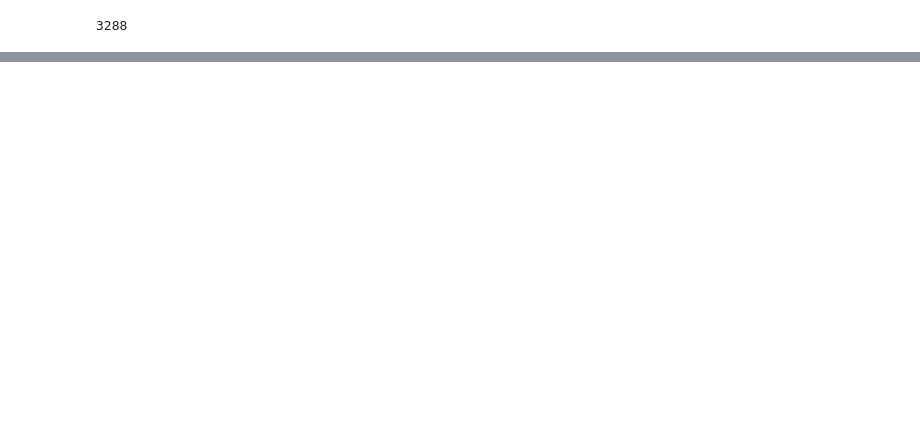
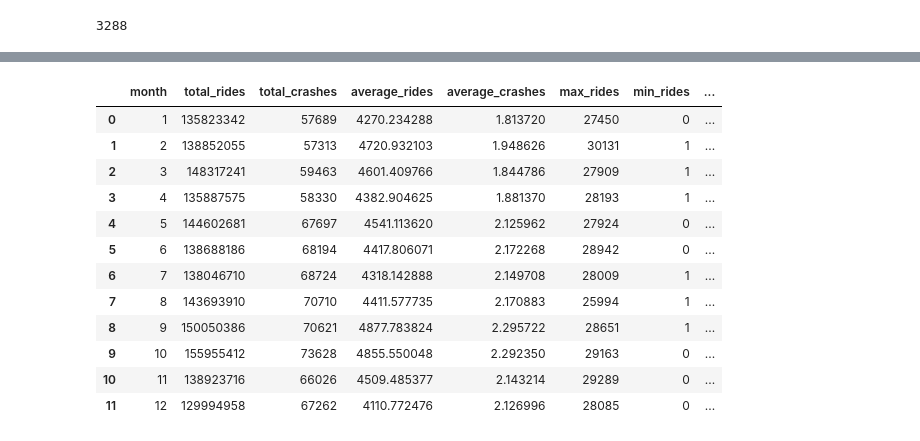
Before and after one commit to chance-roberts/DATA6330_RobertsC, a Jupyter notebook: RobertsC_DATA6330.ipynb, the cells around one changed output, grey strips where cells are left out. Cells and saved outputs as stored; diff of their text form; code cells hidden in the pictures; blank space fills up the shorter version.

```diff
--- a/RobertsC_DATA6330.ipynb
+++ b/RobertsC_DATA6330.ipynb
@@ -206,0 +323,17 @@ unique_dates
+# %%
+#Aggregate crash counts per route-date
+crash_counts = crashes.groupby(['date', 'nearest_route']).size().reset_index(name='crash_count')
+crash_counts.rename(columns={'nearest_route': 'route'}, inplace=True)
+# %%
+#Prepare bus ridership data
+bus_ridership_df['date'] = pd.to_datetime(bus_ridership_df['date']).dt.date
+bus_ridership_df['rides'] = pd.to_numeric(bus_ridership_df['rides'], errors='coerce')
+bus_ridership_df.dropna(subset=['rides'], inplace=True)
+bus_ridership_df['route'] = bus_ridership_df['route'].astype(str)
+# %%
+#Merge bus ridership with crash counts
+bus_crash_merged = pd.merge(bus_ridership_df, crash_counts, how='left', on=['date', 'route'])
+bus_crash_merged['crash_count'] = bus_crash_merged['crash_count'].fillna(0).astype(int)
+
+# Preview result
+bus_crash_merged.head()
@@ -206,0 +356,7 @@ unique_dates
+# %%
+#Add columns for day, month, and year
+#Convert date back to pandas datetime type first
+bus_crash_merged['date'] = pd.to_datetime(bus_crash_merged['date'])
+bus_crash_merged['day'] = bus_crash_merged['date'].dt.day
+bus_crash_merged['month'] = bus_crash_merged['date'].dt.month
+bus_crash_merged['year'] = bus_crash_merged['date'].dt.year
@@ -206,0 +473,27 @@ unique_dates
+# %%
+#Display summary statistics for each month in the merged data
+month_summary_stats = bus_crash_merged.groupby('month').agg(
+    total_rides=('rides', 'sum'),
+    total_crashes=('crash_count', 'sum'),
+    average_rides=('rides', 'mean'),
+    average_crashes=('crash_count', 'mean'),
+    max_rides=('rides', 'max'),
+    min_rides=('rides', 'min'),
+    max_crashes=('crash_count', 'max'),
+    min_crashes=('crash_count', 'min'),
+).reset_index()
+month_summary_stats
+# %% [output]
+|  | month | total_rides | total_crashes | average_rides | average_crashes | max_rides | min_rides | ... |
+| 0 | 1 | 135823342 | 57689 | 4270.234288 | 1.813720 | 27450 | 0 | ... |
+| 1 | 2 | 138852055 | 57313 | 4720.932103 | 1.948626 | 30131 | 1 | ... |
+| 2 | 3 | 148317241 | 59463 | 4601.409766 | 1.844786 | 27909 | 1 | ... |
+| 3 | 4 | 135887575 | 58330 | 4382.904625 | 1.881370 | 28193 | 1 | ... |
+| 4 | 5 | 144602681 | 67697 | 4541.113620 | 2.125962 | 27924 | 0 | ... |
+| 5 | 6 | 138688186 | 68194 | 4417.806071 | 2.172268 | 28942 | 0 | ... |
+| 6 | 7 | 138046710 | 68724 | 4318.142888 | 2.149708 | 28009 | 1 | ... |
+| 7 | 8 | 143693910 | 70710 | 4411.577735 | 2.170883 | 25994 | 1 | ... |
+| 8 | 9 | 150050386 | 70621 | 4877.783824 | 2.295722 | 28651 | 1 | ... |
+| 9 | 10 | 155955412 | 73628 | 4855.550048 | 2.292350 | 29163 | 0 | ... |
+| 10 | 11 | 138923716 | 66026 | 4509.485377 | 2.143214 | 29289 | 0 | ... |
+| 11 | 12 | 129994958 | 67262 | 4110.772476 | 2.126996 | 28085 | 0 | ... |
```
Also changed, not shown: parts of 31 cells of this notebook, 1 other file.
